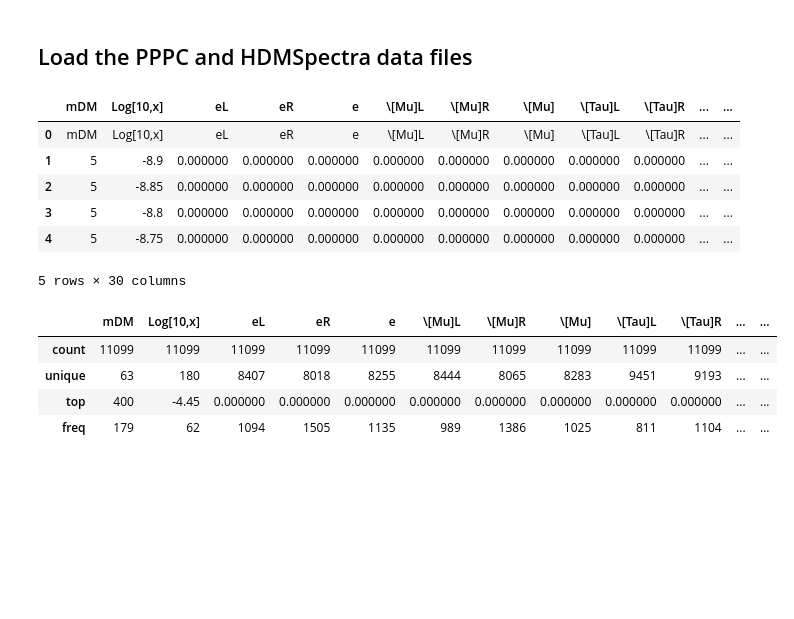
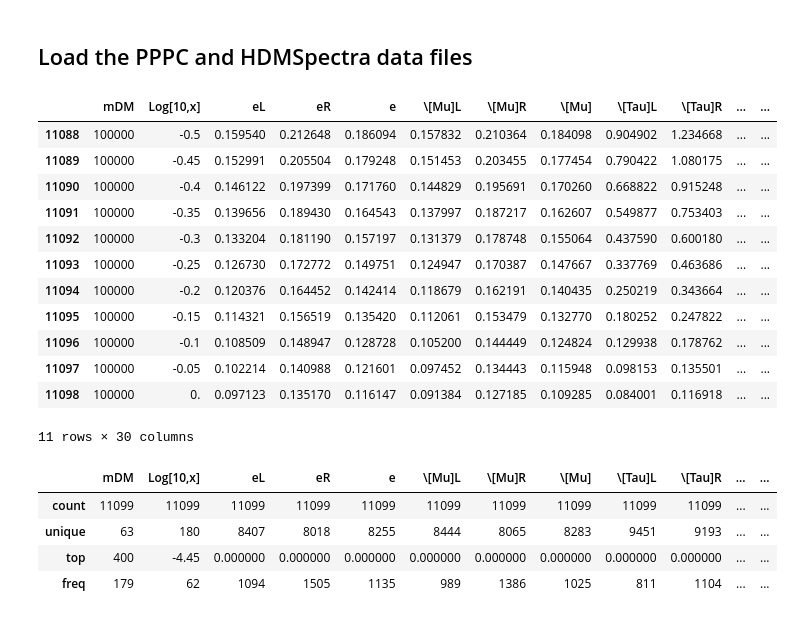
Before and after one commit to kumark0/HDM_limits, a Jupyter notebook: HDMSpectra and PPPC4DMID.ipynb, the cells around one changed output. Cells and saved outputs as stored; diff of their text form; code cells hidden in the pictures; blank space fills up the shorter version.

```diff
--- a/HDMSpectra and PPPC4DMID.ipynb
+++ b/HDMSpectra and PPPC4DMID.ipynb
@@ -39,21 +39,30 @@ mpl.rcParams['legend.frameon'] = False
 # %%
 #load the PPPC data
 path = "AtProduction_gammas.dat"
 datContent = [i.strip().split() for i in open(path).readlines()]
 column_names = datContent.pop(0)
 
 #convert the .dat file into data frame
 import csv
 PPPC = pd.read_csv("AtProduction_gammas.dat", delim_whitespace=True, names=column_names, )
-PPPC.head()
+PPPC.tail(11)
+# import dataframe_image as dfi
+# df_styled = PPPC.style.background_gradient()
+# dfi.export(df_styled,"PPPC.pdf")
 # %% [output]
 |  | mDM | Log[10,x] | eL | eR | e | \[Mu]L | \[Mu]R | \[Mu] | \[Tau]L | \[Tau]R | ... | ... |
-| 0 | mDM | Log[10,x] | eL | eR | e | \[Mu]L | \[Mu]R | \[Mu] | \[Tau]L | \[Tau]R | ... | ... |
-| 1 | 5 | -8.9 | 0.000000 | 0.000000 | 0.000000 | 0.000000 | 0.000000 | 0.000000 | 0.000000 | 0.000000 | ... | ... |
-| 2 | 5 | -8.85 | 0.000000 | 0.000000 | 0.000000 | 0.000000 | 0.000000 | 0.000000 | 0.000000 | 0.000000 | ... | ... |
-| 3 | 5 | -8.8 | 0.000000 | 0.000000 | 0.000000 | 0.000000 | 0.000000 | 0.000000 | 0.000000 | 0.000000 | ... | ... |
-| 4 | 5 | -8.75 | 0.000000 | 0.000000 | 0.000000 | 0.000000 | 0.000000 | 0.000000 | 0.000000 | 0.000000 | ... | ... |
+| 11088 | 100000 | -0.5 | 0.159540 | 0.212648 | 0.186094 | 0.157832 | 0.210364 | 0.184098 | 0.904902 | 1.234668 | ... | ... |
+| 11089 | 100000 | -0.45 | 0.152991 | 0.205504 | 0.179248 | 0.151453 | 0.203455 | 0.177454 | 0.790422 | 1.080175 | ... | ... |
+| 11090 | 100000 | -0.4 | 0.146122 | 0.197399 | 0.171760 | 0.144829 | 0.195691 | 0.170260 | 0.668822 | 0.915248 | ... | ... |
+| 11091 | 100000 | -0.35 | 0.139656 | 0.189430 | 0.164543 | 0.137997 | 0.187217 | 0.162607 | 0.549877 | 0.753403 | ... | ... |
+| 11092 | 100000 | -0.3 | 0.133204 | 0.181190 | 0.157197 | 0.131379 | 0.178748 | 0.155064 | 0.437590 | 0.600180 | ... | ... |
+| 11093 | 100000 | -0.25 | 0.126730 | 0.172772 | 0.149751 | 0.124947 | 0.170387 | 0.147667 | 0.337769 | 0.463686 | ... | ... |
+| 11094 | 100000 | -0.2 | 0.120376 | 0.164452 | 0.142414 | 0.118679 | 0.162191 | 0.140435 | 0.250219 | 0.343664 | ... | ... |
+| 11095 | 100000 | -0.15 | 0.114321 | 0.156519 | 0.135420 | 0.112061 | 0.153479 | 0.132770 | 0.180252 | 0.247822 | ... | ... |
+| 11096 | 100000 | -0.1 | 0.108509 | 0.148947 | 0.128728 | 0.105200 | 0.144449 | 0.124824 | 0.129938 | 0.178762 | ... | ... |
+| 11097 | 100000 | -0.05 | 0.102214 | 0.140988 | 0.121601 | 0.097452 | 0.134443 | 0.115948 | 0.098153 | 0.135501 | ... | ... |
+| 11098 | 100000 | 0. | 0.097123 | 0.135170 | 0.116147 | 0.091384 | 0.127185 | 0.109285 | 0.084001 | 0.116918 | ... | ... |
-5 rows × 30 columns
+11 rows × 30 columns
 # %%
 PPPC.describe()
 # %% [output]
```
Also changed, not shown: parts of 9 cells of this notebook, 1 other file.
